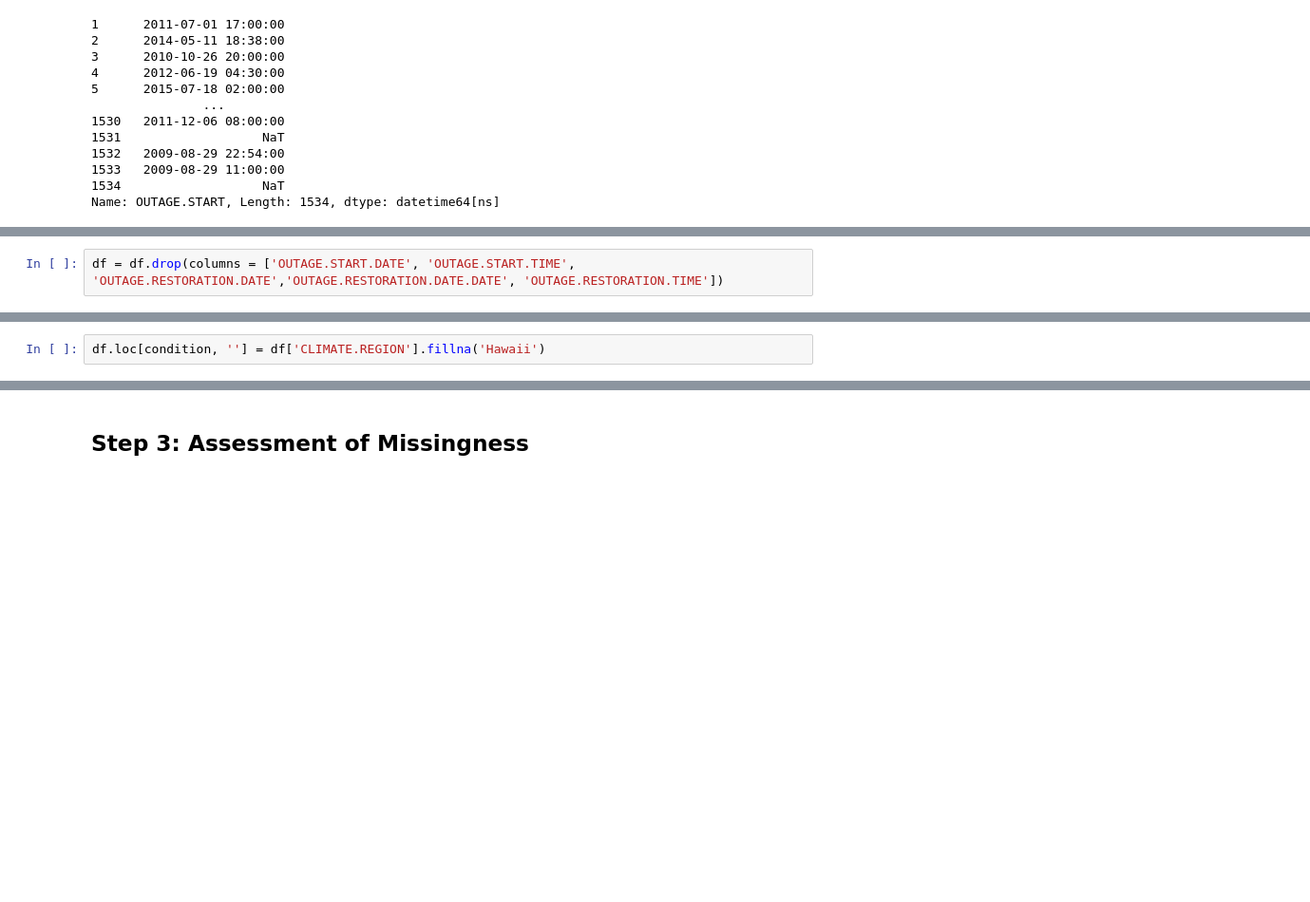
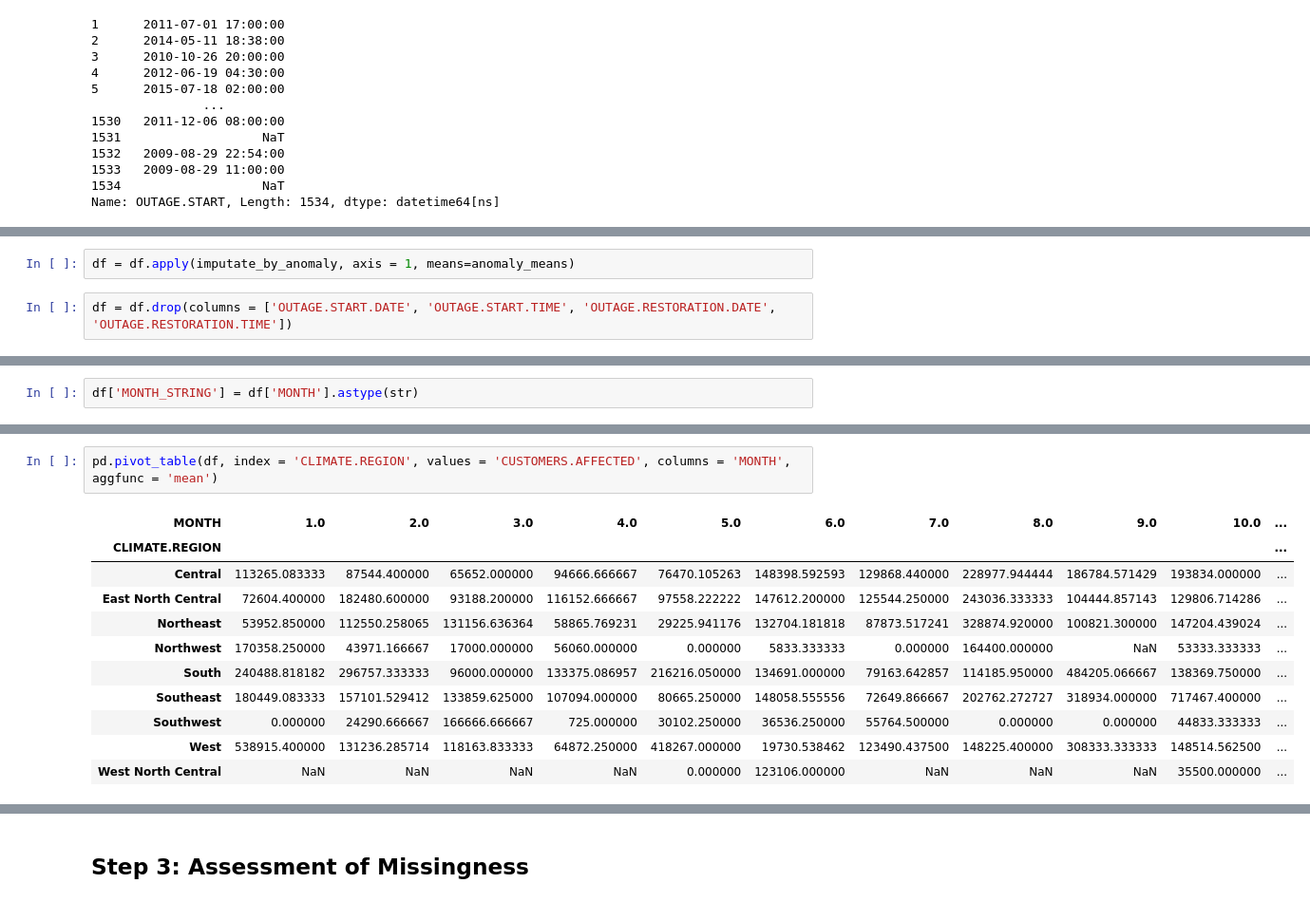
Before and after one commit to vhasthi/power_outages-project, a Jupyter notebook: template.ipynb, the cells around one changed output, grey strips where cells are left out. Shown at 95% size. Cells and saved outputs as stored; diff of their text form; blank space fills up the shorter version.

```diff
--- a/template.ipynb
+++ b/template.ipynb
@@ -108,2 +173,4 @@ Name: OUTAGE.RESTORATION, Length: 1534, dtype: datetime64[ns]
+# %%
+df = df.apply(imputate_by_anomaly, axis = 1, means=anomaly_means)
 # %%
-df = df.drop(columns = ['OUTAGE.START.DATE', 'OUTAGE.START.TIME', 'OUTAGE.RESTORATION.DATE','OUTAGE.RESTORATION.DATE.DATE', 'OUTAGE.RESTORATION.TIME'])
+df = df.drop(columns = ['OUTAGE.START.DATE', 'OUTAGE.START.TIME', 'OUTAGE.RESTORATION.DATE', 'OUTAGE.RESTORATION.TIME'])
@@ -128,2 +176,0 @@ condition = df['POSTAL.CODE'] == "HI"
-# %%
-df.loc[condition, ''] = df['CLIMATE.REGION'].fillna('Hawaii')
@@ -159,0 +223,2 @@ fig1.show()
+# %%
+df['MONTH_STRING'] = df['MONTH'].astype(str)
@@ -159,0 +366,14 @@ fig1.show()
+# %%
+pd.pivot_table(df, index = 'CLIMATE.REGION', values = 'CUSTOMERS.AFFECTED', columns = 'MONTH', aggfunc = 'mean')
+# %% [output]
+| MONTH | 1.0 | 2.0 | 3.0 | 4.0 | 5.0 | 6.0 | 7.0 | 8.0 | 9.0 | 10.0 | ... |
+| CLIMATE.REGION |  |  |  |  |  |  |  |  |  |  | ... |
+| Central | 113265.083333 | 87544.400000 | 65652.000000 | 94666.666667 | 76470.105263 | 148398.592593 | 129868.440000 | 228977.944444 | 186784.571429 | 193834.000000 | ... |
+| East North Central | 72604.400000 | 182480.600000 | 93188.200000 | 116152.666667 | 97558.222222 | 147612.200000 | 125544.250000 | 243036.333333 | 104444.857143 | 129806.714286 | ... |
+| Northeast | 53952.850000 | 112550.258065 | 131156.636364 | 58865.769231 | 29225.941176 | 132704.181818 | 87873.517241 | 328874.920000 | 100821.300000 | 147204.439024 | ... |
+| Northwest | 170358.250000 | 43971.166667 | 17000.000000 | 56060.000000 | 0.000000 | 5833.333333 | 0.000000 | 164400.000000 | NaN | 53333.333333 | ... |
+| South | 240488.818182 | 296757.333333 | 96000.000000 | 133375.086957 | 216216.050000 | 134691.000000 | 79163.642857 | 114185.950000 | 484205.066667 | 138369.750000 | ... |
+| Southeast | 180449.083333 | 157101.529412 | 133859.625000 | 107094.000000 | 80665.250000 | 148058.555556 | 72649.866667 | 202762.272727 | 318934.000000 | 717467.400000 | ... |
+| Southwest | 0.000000 | 24290.666667 | 166666.666667 | 725.000000 | 30102.250000 | 36536.250000 | 55764.500000 | 0.000000 | 0.000000 | 44833.333333 | ... |
+| West | 538915.400000 | 131236.285714 | 118163.833333 | 64872.250000 | 418267.000000 | 19730.538462 | 123490.437500 | 148225.400000 | 308333.333333 | 148514.562500 | ... |
+| West North Central | NaN | NaN | NaN | NaN | 0.000000 | 123106.000000 | NaN | NaN | NaN | 35500.000000 | ... |
```
Also changed, not shown: parts of 35 cells of this notebook, 1 other file.
